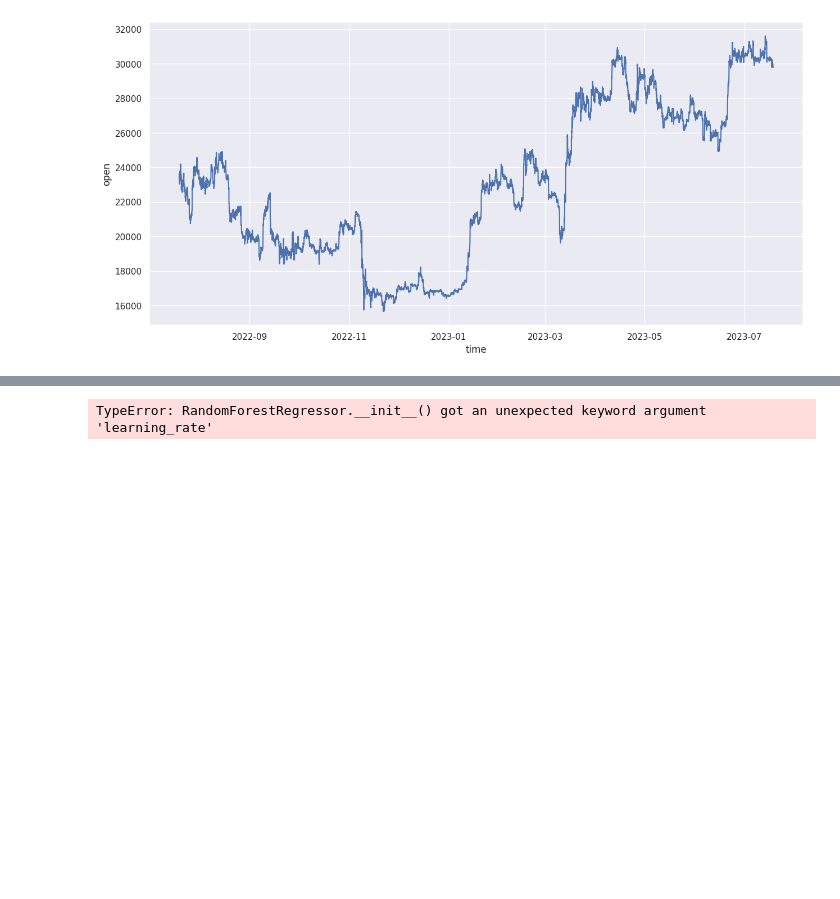
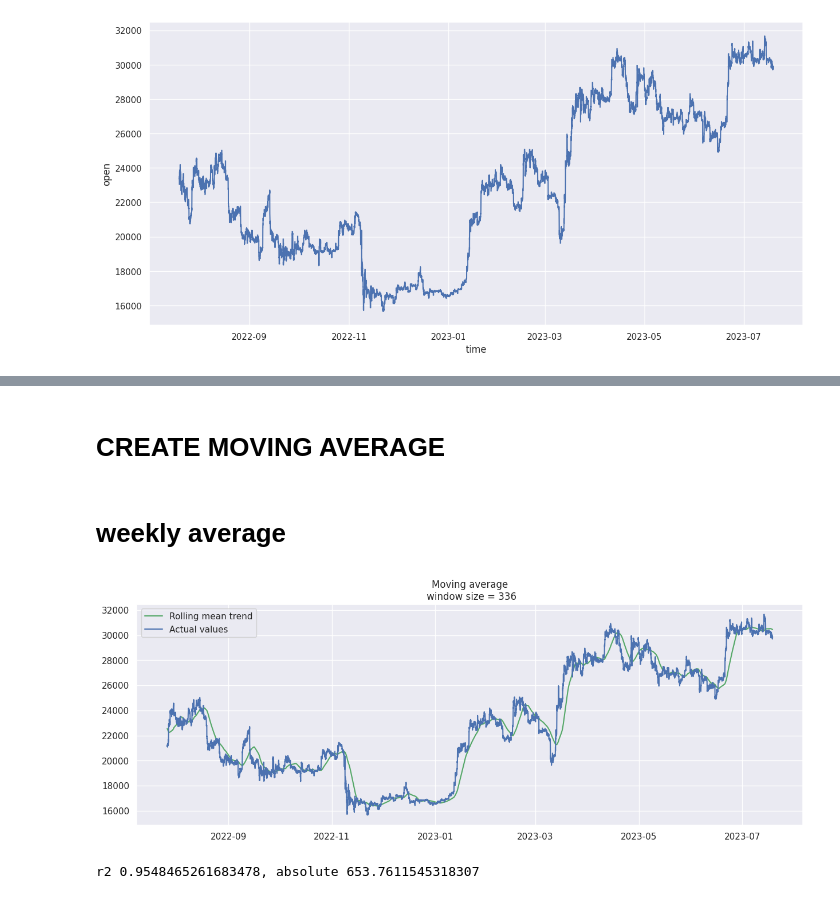
Before and after one commit to KolyaYashin/notebooks, a Jupyter notebook: crypto.ipynb, the cells around one changed output, grey strips where cells are left out. Saved outputs shown, nothing was run; the diff lists cells and outputs as text; code cells hidden in the pictures; blank space fills up the shorter version.

```diff
--- a/crypto.ipynb
+++ b/crypto.ipynb
@@ -114,4 +106,0 @@ r2 0.9808770487583135, absolute 434.664794921875
-# %%
-check_model_full(RandomForestRegressor(n_estimators=2, max_depth=5, learning_rate=1), X_time_trend, y)
-# %% [output]
-TypeError: RandomForestRegressor.__init__() got an unexpected keyword argument 'learning_rate'
@@ -120,3 +107,5 @@ TypeError: RandomForestRegressor.__init__() got an unexpected keyword argument '
+# %% [markdown]
+# CREATE MOVING AVERAGE
 # %%
 def plotMovingAverage(
     series, window, plot_intervals=False, scale=1.96, plot_anomalies=False
@@ -130,7 +119,7 @@ def plotMovingAverage(
 
     """
     rolling_mean = series.rolling(window=window).mean()
-
+    rolling_variance = series.rolling(window=window).std()
     plt.figure(figsize=(15, 5))
     plt.title("Moving average\n window size = {}".format(window))
     plt.plot(rolling_mean, "g", label="Rolling mean trend")
@@ -154,4 +143,4 @@ def plotMovingAverage(
     plt.plot(series[window:], label="Actual values")
     plt.legend(loc="upper left")
     plt.grid(True)
-    return rolling_mean
+    return rolling_mean, rolling_variance
@@ -160 +147,13 @@ def plotMovingAverage(
+# %% [markdown]
+# weekly average
+# %%
+days=7
+mov_av_w, mov_var_w = plotMovingAverage(y,int(48*days))
+# %% [output]
+[figure, added]
+# %%
+print(f'r2 {r2_score(y[int(48*days):],mov_av_w[int(48*days):])}, '
+      f'absolute {mean_absolute_error(y[int(48*days):],mov_av_w[int(48*days):])}')
+# %% [output]
+r2 0.9548465261683478, absolute 653.7611545318307
 # %%
```
Also changed, not shown: parts of 39 cells of this notebook.
